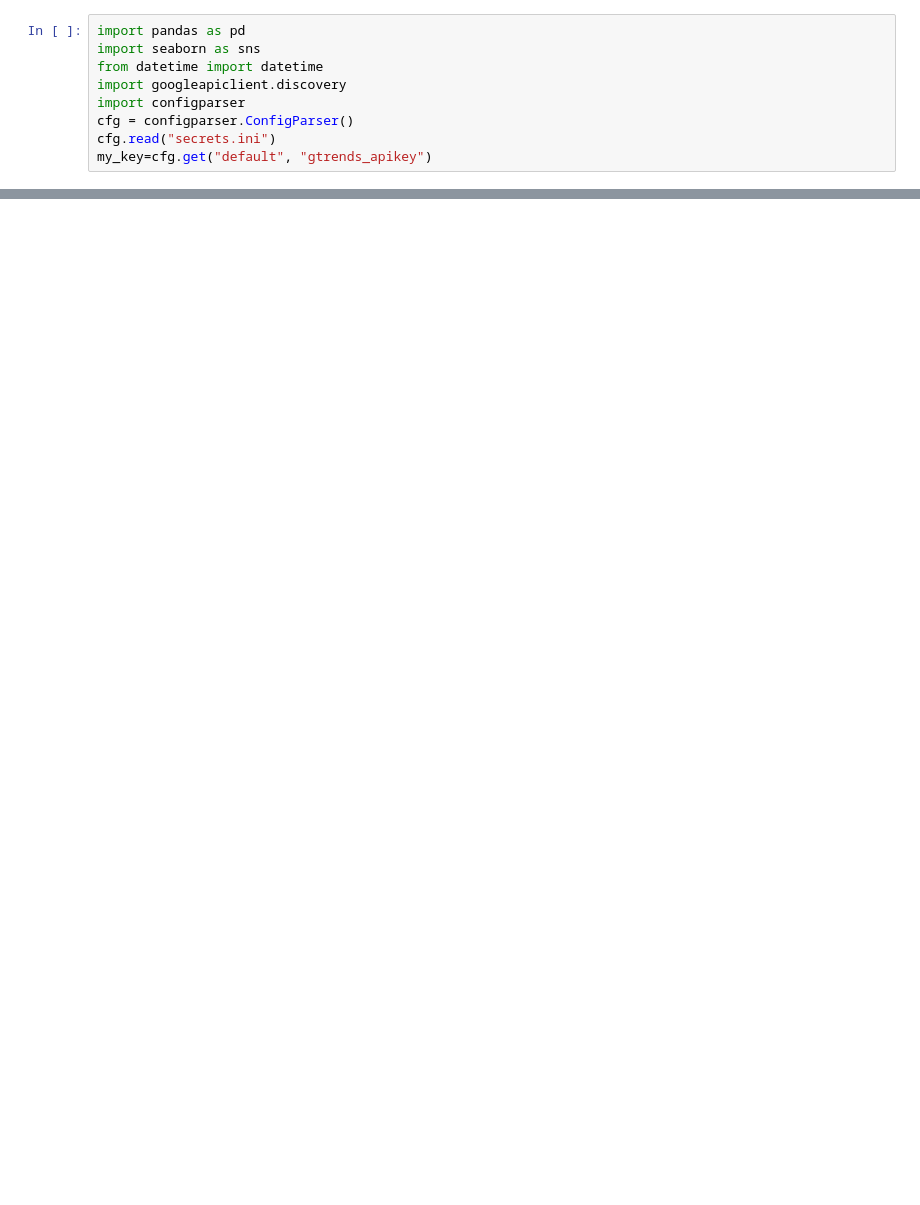
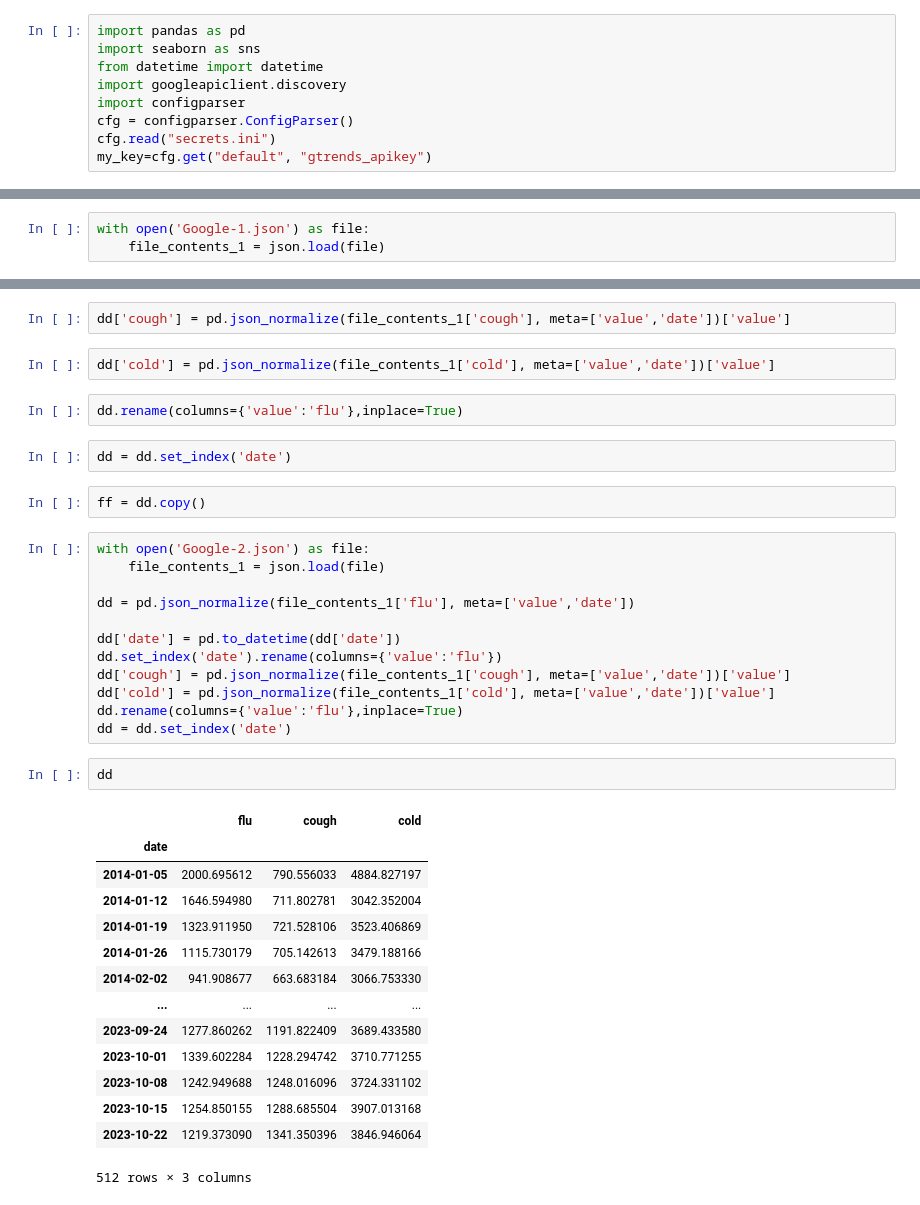
Before and after one commit to tyg3rr/Scribbles, a Jupyter notebook: Shiny New Google API .ipynb, the cells around one changed output, grey strips where cells are left out. Drawn from its saved outputs; the diff is of its cells as text; blank space fills up the shorter version.

```diff
--- a/Shiny New Google API .ipynb
+++ b/Shiny New Google API .ipynb
@@ -125,0 +34,3 @@ service.getTimelinesForHealth()
+# %%
+with open('Google-1.json') as file:
+    file_contents_1 = json.load(file)
@@ -125,0 +74,39 @@ service.getTimelinesForHealth()
+# %%
+dd['cough'] = pd.json_normalize(file_contents_1['cough'], meta=['value','date'])['value']
+# %%
+dd['cold'] = pd.json_normalize(file_contents_1['cold'], meta=['value','date'])['value']
+# %%
+dd.rename(columns={'value':'flu'},inplace=True)
+# %%
+dd = dd.set_index('date')
+# %%
+ff = dd.copy()
+# %%
+with open('Google-2.json') as file:
+    file_contents_1 = json.load(file)
+
+dd = pd.json_normalize(file_contents_1['flu'], meta=['value','date'])
+
+dd['date'] = pd.to_datetime(dd['date'])
+dd.set_index('date').rename(columns={'value':'flu'})
+dd['cough'] = pd.json_normalize(file_contents_1['cough'], meta=['value','date'])['value']
+dd['cold'] = pd.json_normalize(file_contents_1['cold'], meta=['value','date'])['value']
+dd.rename(columns={'value':'flu'},inplace=True)
+dd = dd.set_index('date')
+# %%
+dd
+# %% [output]
+|  | flu | cough | cold |
+| date |  |  |  |
+| 2014-01-05 | 2000.695612 | 790.556033 | 4884.827197 |
+| 2014-01-12 | 1646.594980 | 711.802781 | 3042.352004 |
+| 2014-01-19 | 1323.911950 | 721.528106 | 3523.406869 |
+| 2014-01-26 | 1115.730179 | 705.142613 | 3479.188166 |
+| 2014-02-02 | 941.908677 | 663.683184 | 3066.753330 |
+| ... | ... | ... | ... |
+| 2023-09-24 | 1277.860262 | 1191.822409 | 3689.433580 |
+| 2023-10-01 | 1339.602284 | 1228.294742 | 3710.771255 |
+| 2023-10-08 | 1242.949688 | 1248.016096 | 3724.331102 |
+| 2023-10-15 | 1254.850155 | 1288.685504 | 3907.013168 |
+| 2023-10-22 | 1219.373090 | 1341.350396 | 3846.946064 |
+512 rows × 3 columns
```
Also changed, not shown: parts of 30 cells of this notebook, 5 other files.
